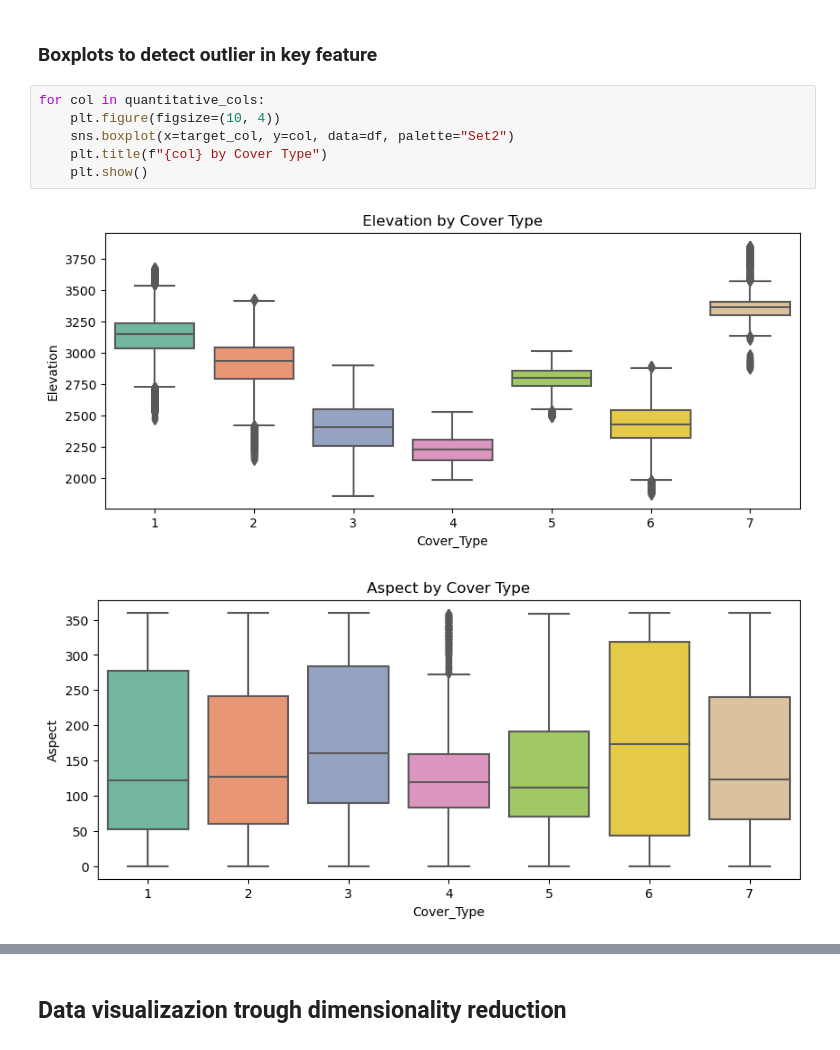
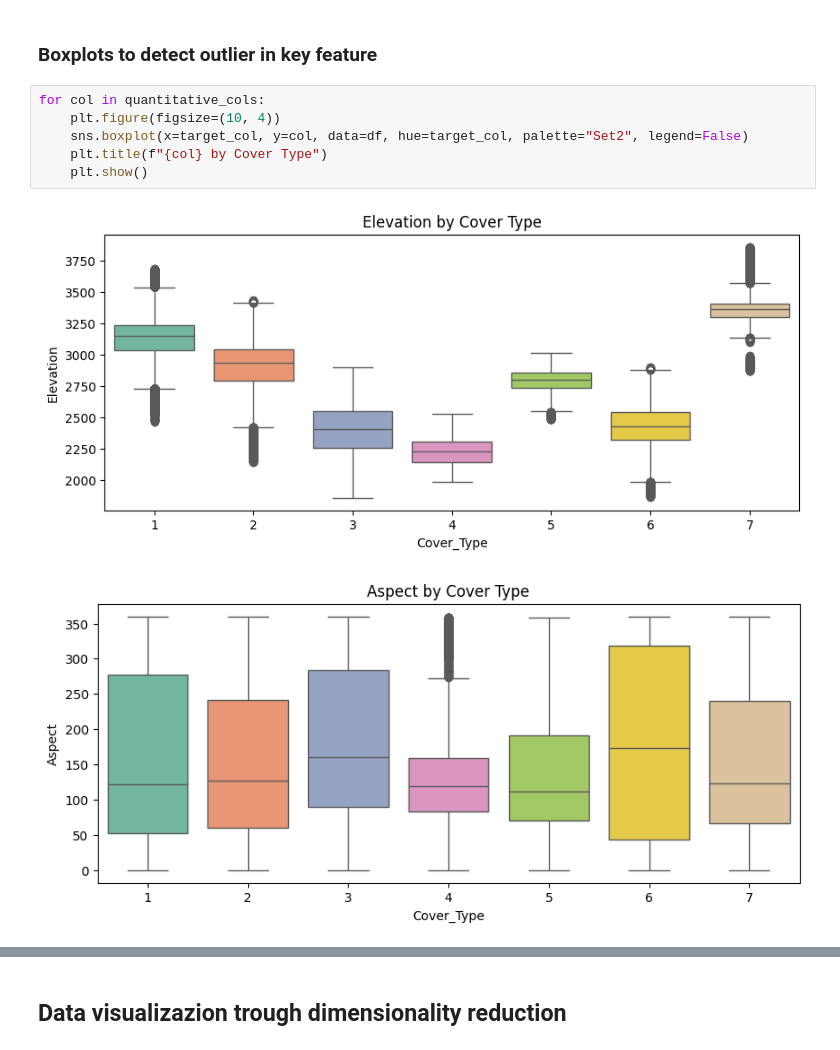
Before and after one commit to antosquicciarini/as-testdatascience-1, a Jupyter notebook: notebooks/covertype.ipynb, the cells around one changed output, grey strips where cells are left out. Cells and saved outputs as stored; diff of their text form.

```diff
--- a/notebooks/covertype.ipynb
+++ b/notebooks/covertype.ipynb
@@ -380,9 +406,9 @@ plt.show()
 # %%
 for col in quantitative_cols:
     plt.figure(figsize=(10, 4))
-    sns.boxplot(x=target_col, y=col, data=df, palette="Set2")
+    sns.boxplot(x=target_col, y=col, data=df, hue=target_col, palette="Set2", legend=False)
     plt.title(f"{col} by Cover Type")
     plt.show()
 # %% [output]
-[figure, old version]
+[figure, new version]
-[figure, old version]
+[figure, new version]
```
Also changed, not shown: parts of 15 cells of this notebook, 4 other files.
